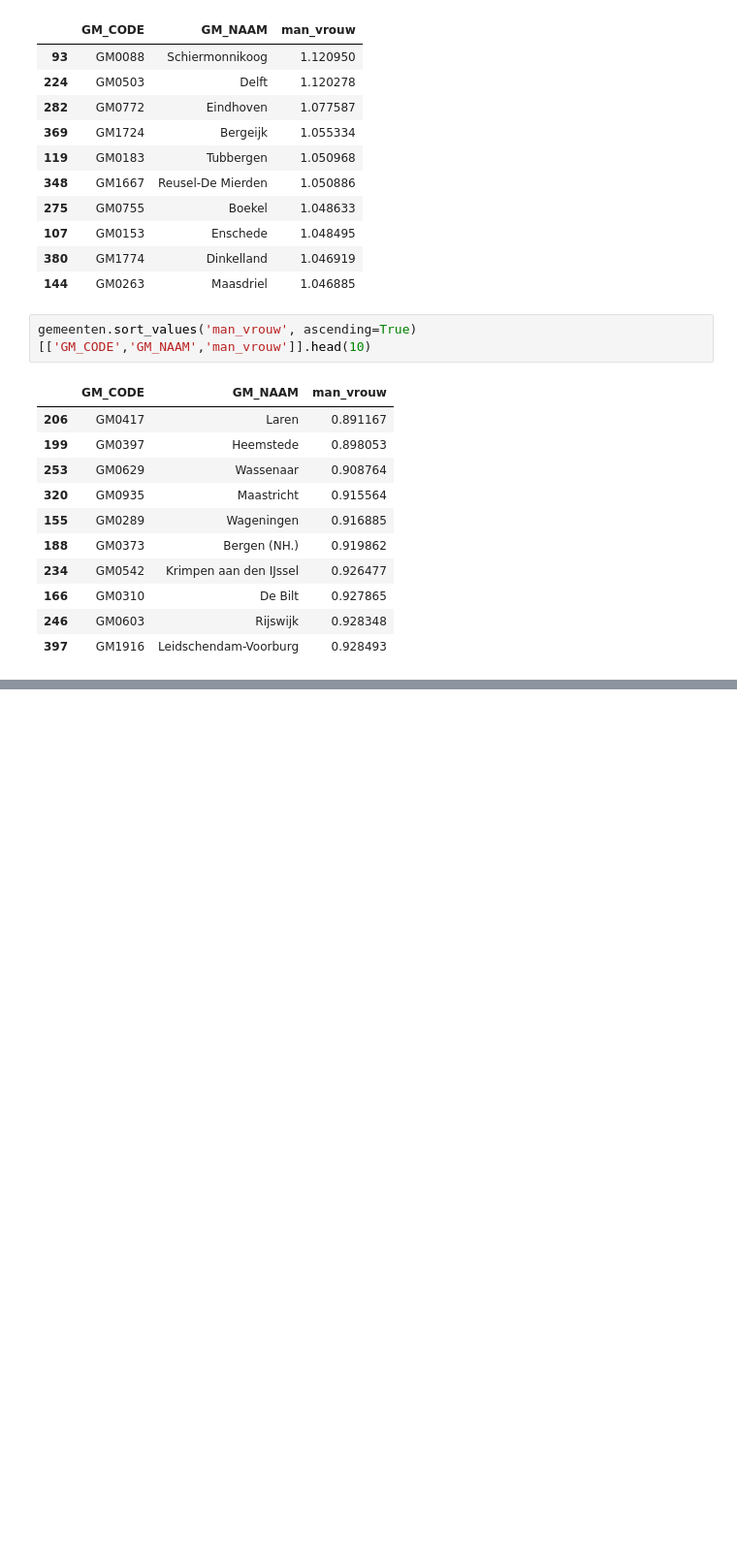
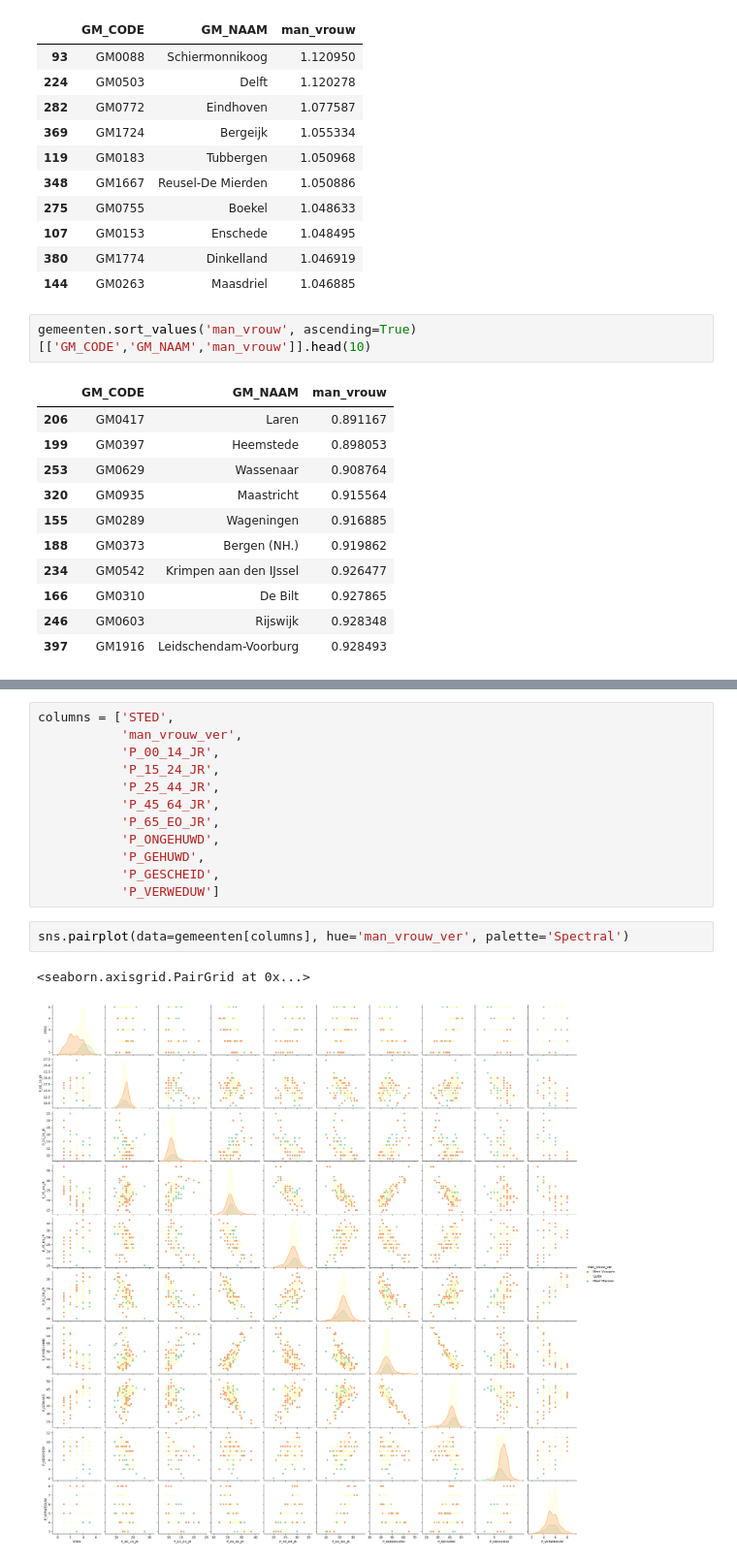
Before and after one commit to get-to-work-together/Computrain-Python-voor-Data-Science, a Jupyter notebook: Training/demo geopandas.ipynb, the cells around one changed output, grey strips where cells are left out. Shown at 97% size. Drawn from its saved outputs; the diff is of its cells as text; blank space fills up the shorter version.

```diff
--- a/Training/demo geopandas.ipynb
+++ b/Training/demo geopandas.ipynb
@@ -176,0 +181,17 @@ gemeenten.sort_values('man_vrouw', ascending=False)[columns].head(10)
+# %%
+columns = ['STED',
+           'man_vrouw_ver',
+           'P_00_14_JR',
+           'P_15_24_JR',
+           'P_25_44_JR',
+           'P_45_64_JR',
+           'P_65_EO_JR',
+           'P_ONGEHUWD',
+           'P_GEHUWD',
+           'P_GESCHEID',
+           'P_VERWEDUW']
+# %%
+sns.pairplot(data=gemeenten[columns], hue='man_vrouw_ver', palette='Spectral')
+# %% [output]
+<seaborn.axisgrid.PairGrid at 0x...>
+[figure, added]
```
Also changed, not shown: parts of 7 cells of this notebook, 2 other files.
